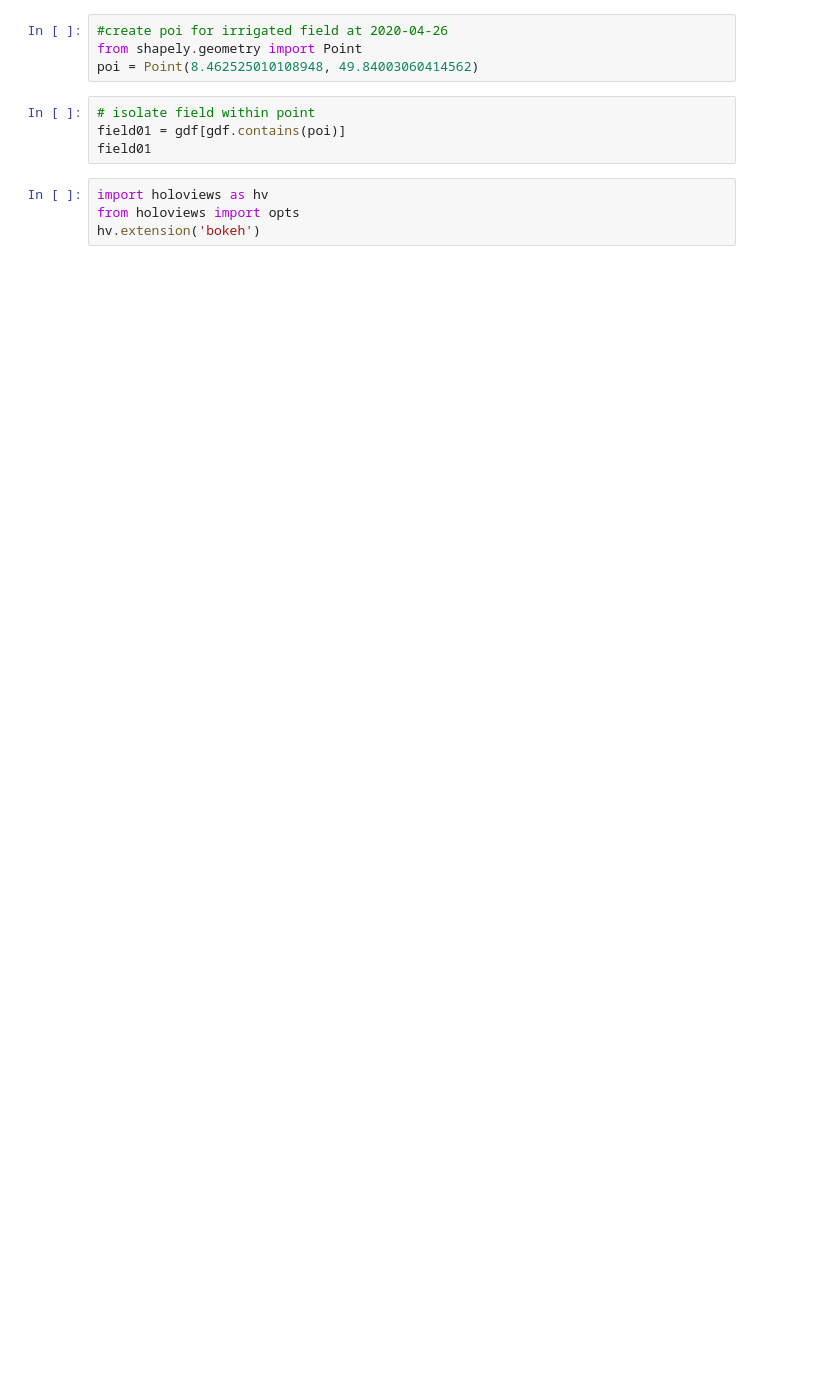
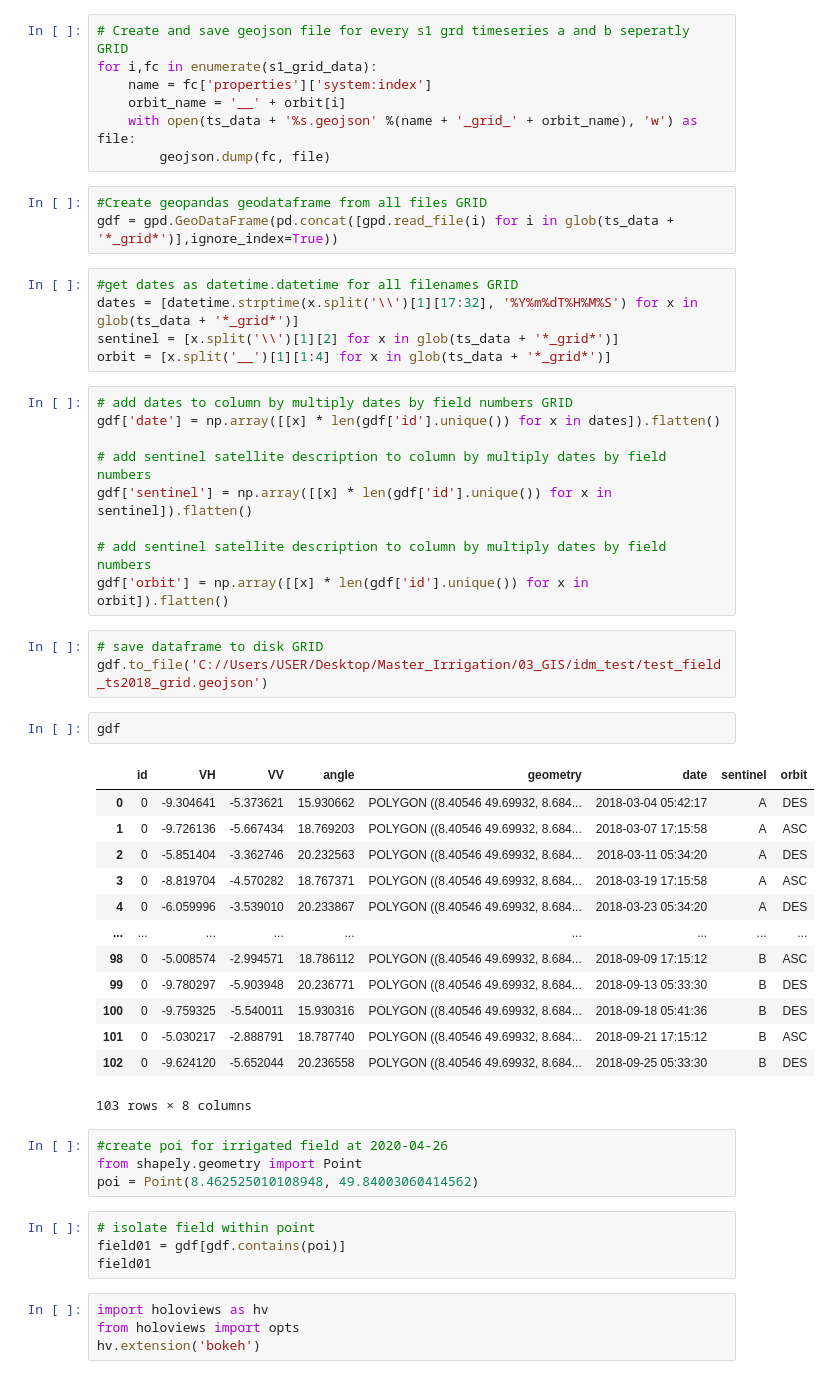
Before and after one commit to till90/irrigation_detection, a Jupyter notebook: 07_Sentinel_1_grd.ipynb, the cells around one changed output. Drawn from its saved outputs; the diff is of its cells as text; blank space fills up the shorter version.

```diff
--- a/07_Sentinel_1_grd.ipynb
+++ b/07_Sentinel_1_grd.ipynb
@@ -79,3 +199,46 @@ gdf.to_file(r'C:\Users\USER\Desktop\Master_Irrigation\03_GIS\sentinel1\fields01_
+# %%
+# Create and save geojson file for every s1 grd timeseries a and b seperatly GRID
+for i,fc in enumerate(s1_grid_data):
+    name = fc['properties']['system:index']
+    orbit_name = '__' + orbit[i]
+    with open(ts_data + '%s.geojson' %(name + '_grid_' + orbit_name), 'w') as file:
+        geojson.dump(fc, file)
+# %%
+#Create geopandas geodataframe from all files GRID
+gdf = gpd.GeoDataFrame(pd.concat([gpd.read_file(i) for i in glob(ts_data + '*_grid*')],ignore_index=True))
+# %%
+#get dates as datetime.datetime for all filenames GRID
+dates = [datetime.strptime(x.split('\\')[1][17:32], '%Y%m%dT%H%M%S') for x in glob(ts_data + '*_grid*')]
+sentinel = [x.split('\\')[1][2] for x in glob(ts_data + '*_grid*')]
+orbit = [x.split('__')[1][1:4] for x in glob(ts_data + '*_grid*')]
+# %%
+# add dates to column by multiply dates by field numbers GRID
+gdf['date'] = np.array([[x] * len(gdf['id'].unique()) for x in dates]).flatten()
+
+# add sentinel satellite description to column by multiply dates by field numbers
+gdf['sentinel'] = np.array([[x] * len(gdf['id'].unique()) for x in sentinel]).flatten()
+
+# add sentinel satellite description to column by multiply dates by field numbers
+gdf['orbit'] = np.array([[x] * len(gdf['id'].unique()) for x in orbit]).flatten()
+# %%
+# save dataframe to disk GRID
+gdf.to_file('C://Users/USER/Desktop/Master_Irrigation/03_GIS/idm_test/test_field_ts2018_grid.geojson')
+# %%
+gdf
+# %% [output]
+|  | id | VH | VV | angle | geometry | date | sentinel | orbit |
+| 0 | 0 | -9.304641 | -5.373621 | 15.930662 | POLYGON ((8.40546 49.69932, 8.684... | 2018-03-04 05:42:17 | A | DES |
+| 1 | 0 | -9.726136 | -5.667434 | 18.769203 | POLYGON ((8.40546 49.69932, 8.684... | 2018-03-07 17:15:58 | A | ASC |
+| 2 | 0 | -5.851404 | -3.362746 | 20.232563 | POLYGON ((8.40546 49.69932, 8.684... | 2018-03-11 05:34:20 | A | DES |
+| 3 | 0 | -8.819704 | -4.570282 | 18.767371 | POLYGON ((8.40546 49.69932, 8.684... | 2018-03-19 17:15:58 | A | ASC |
+| 4 | 0 | -6.059996 | -3.539010 | 20.233867 | POLYGON ((8.40546 49.69932, 8.684... | 2018-03-23 05:34:20 | A | DES |
+| ... | ... | ... | ... | ... | ... | ... | ... | ... |
+| 98 | 0 | -5.008574 | -2.994571 | 18.786112 | POLYGON ((8.40546 49.69932, 8.684... | 2018-09-09 17:15:12 | B | ASC |
+| 99 | 0 | -9.780297 | -5.903948 | 20.236771 | POLYGON ((8.40546 49.69932, 8.684... | 2018-09-13 05:33:30 | B | DES |
+| 100 | 0 | -9.759325 | -5.540011 | 15.930316 | POLYGON ((8.40546 49.69932, 8.684... | 2018-09-18 05:41:36 | B | DES |
+| 101 | 0 | -5.030217 | -2.888791 | 18.787740 | POLYGON ((8.40546 49.69932, 8.684... | 2018-09-21 17:15:12 | B | ASC |
+| 102 | 0 | -9.624120 | -5.652044 | 20.236558 | POLYGON ((8.40546 49.69932, 8.684... | 2018-09-25 05:33:30 | B | DES |
+103 rows × 8 columns
 # %%
 #create poi for irrigated field at 2020-04-26
 from shapely.geometry import Point
```
Also changed, not shown: parts of 36 cells of this notebook, 4 other files.
